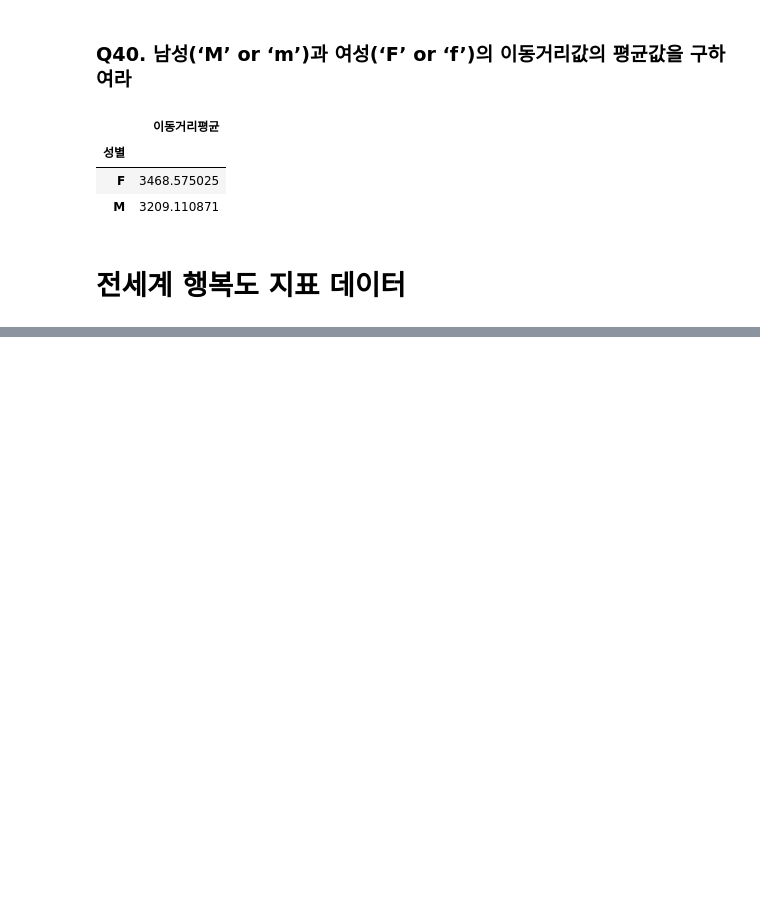
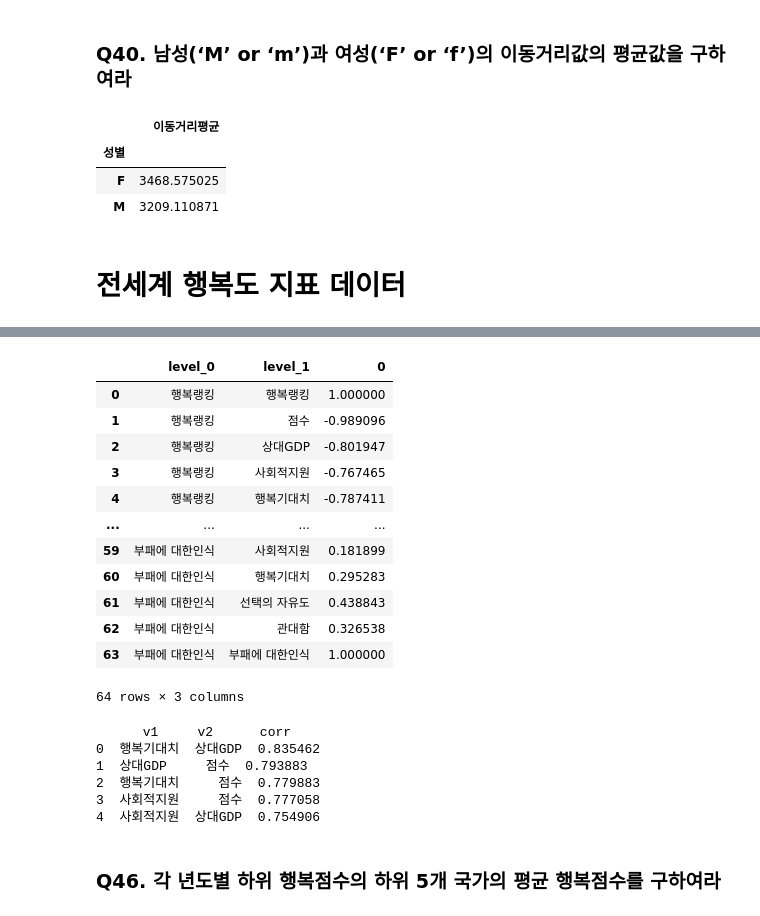
Before and after one commit to Naseungju/-_-, a Jupyter notebook: 1유형_연습2.ipynb, the cells around one changed output, grey strips where cells are left out. Cells and saved outputs as stored; diff of their text form; code cells hidden in the pictures; blank space fills up the shorter version.

```diff
--- a/1유형_연습2.ipynb
+++ b/1유형_연습2.ipynb
@@ -434,0 +558,32 @@ df.head()
+# %%
+# to_frame()으로 데이터프레임으로 변경
+result = df[df.년도==2019].drop(columns=['나라명','년도']).corr().unstack().to_frame().reset_index()
+result
+# %% [output]
+|  | level_0 | level_1 | 0 |
+| 0 | 행복랭킹 | 행복랭킹 | 1.000000 |
+| 1 | 행복랭킹 | 점수 | -0.989096 |
+| 2 | 행복랭킹 | 상대GDP | -0.801947 |
+| 3 | 행복랭킹 | 사회적지원 | -0.767465 |
+| 4 | 행복랭킹 | 행복기대치 | -0.787411 |
+| ... | ... | ... | ... |
+| 59 | 부패에 대한인식 | 사회적지원 | 0.181899 |
+| 60 | 부패에 대한인식 | 행복기대치 | 0.295283 |
+| 61 | 부패에 대한인식 | 선택의 자유도 | 0.438843 |
+| 62 | 부패에 대한인식 | 관대함 | 0.326538 |
+| 63 | 부패에 대한인식 | 부패에 대한인식 | 1.000000 |
+64 rows × 3 columns
+# %%
+# 자기 자신 결과 제외, drop_duplicates()
+result = result[result[0]!=1].sort_values(0, ascending=False).drop_duplicates(0).head().reset_index(drop=True)
+result.columns=['v1', 'v2', 'corr']
+print(result)
+# %% [output]
+      v1     v2      corr
+0  행복기대치  상대GDP  0.835462
+1  상대GDP     점수  0.793883
+2  행복기대치     점수  0.779883
+3  사회적지원     점수  0.777058
+4  사회적지원  상대GDP  0.754906
+# %% [markdown]
+### Q46. 각 년도별 하위 행복점수의 하위 5개 국가의 평균 행복점수를 구하여라
```
Also changed, not shown: parts of 57 cells of this notebook.
